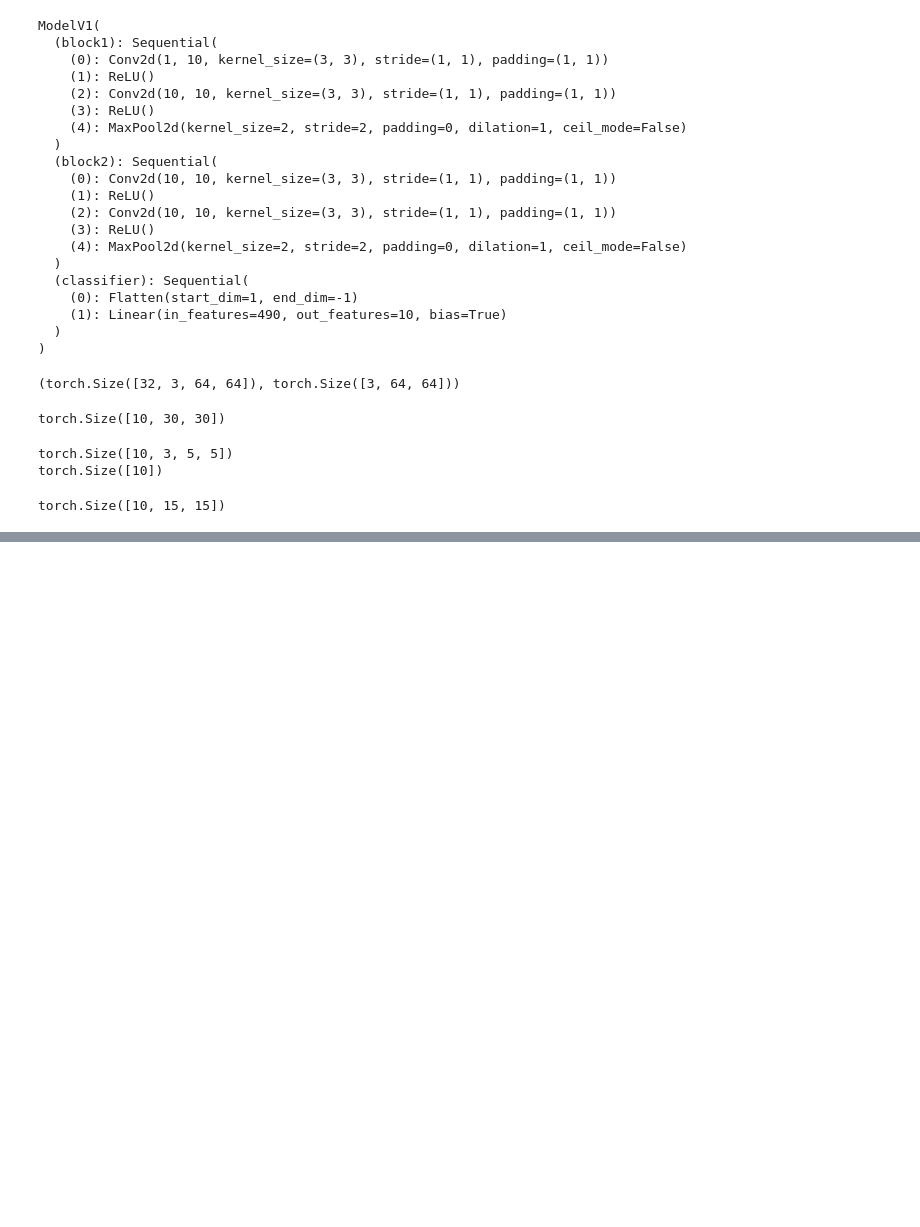
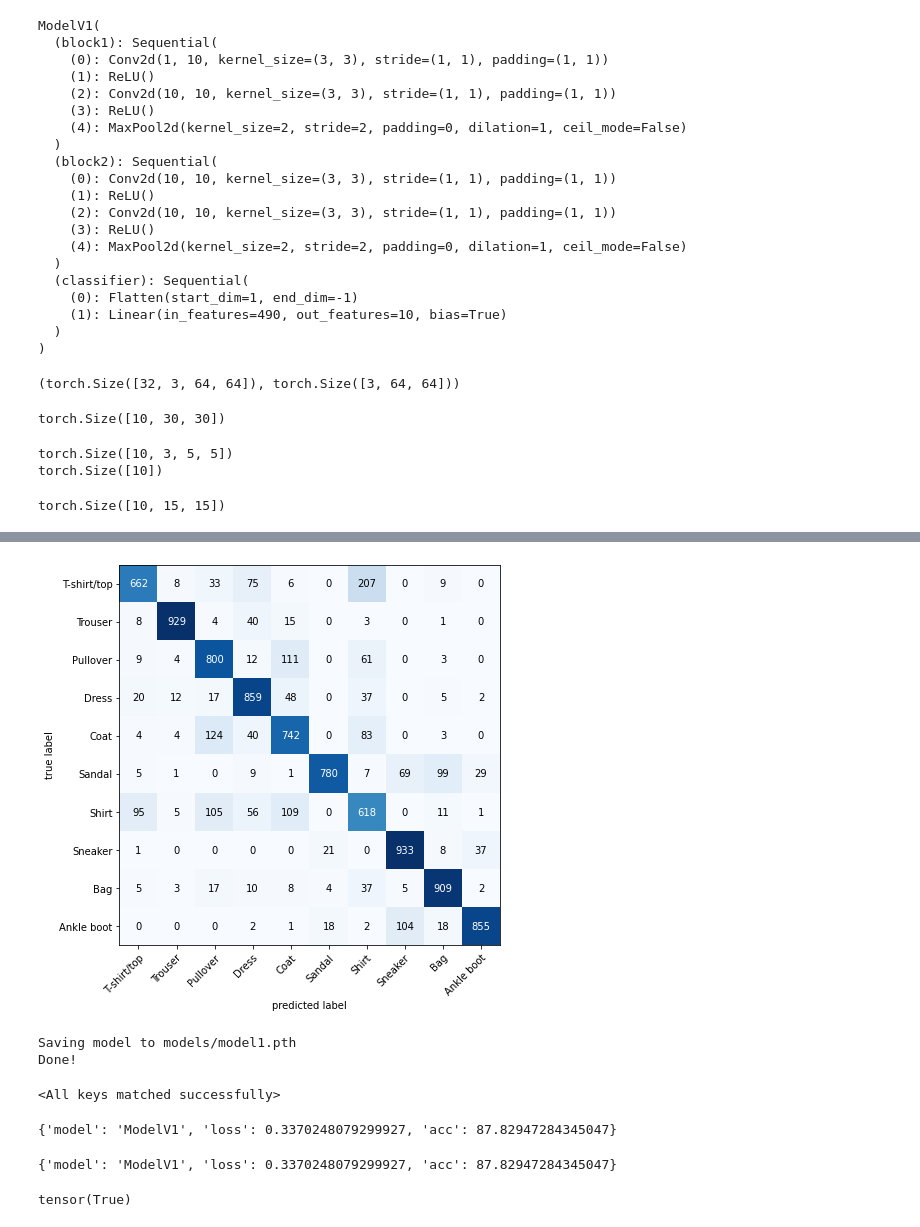
Before and after one commit to daspartho/learn-pytorch, a Jupyter notebook: cv.ipynb, the cells around one changed output, grey strips where cells are left out. Cells and saved outputs as stored; diff of their text form; code cells hidden in the pictures; blank space fills up the shorter version.

```diff
--- a/cv.ipynb
+++ b/cv.ipynb
@@ -413,0 +500,11 @@ model1_results
+# %%
+y_preds = []
+model1.eval()
+with torch.inference_mode():
+    for X, y in tqdm(test_dataloader, desc="Making predictions: "):
+        X, y = X.to(device), y.to(device)
+        y_logit = model1(X)
+        y_pred = torch.softmax(y_logit.squeeze(), dim=0).argmax(dim=1)
+        y_preds.append(y_pred.cpu())
+
+pred_tensor = torch.cat(y_preds)
@@ -413,0 +516,55 @@ model1_results
+# %%
+from torchmetrics import ConfusionMatrix
+from mlxtend.plotting import plot_confusion_matrix
+
+confmat = ConfusionMatrix(num_classes=len(class_names))
+confmat_tensor = confmat(preds = pred_tensor, target=test_data.targets)
+
+fig, ax = plot_confusion_matrix(
+    conf_mat=confmat_tensor.numpy(),
+    class_names=class_names,
+    figsize=(10, 7)
+)
+# %% [output]
+[figure, added]
+# %%
+from pathlib import Path
+MODEL_PATH = Path("models")
+MODEL_PATH.mkdir(parents=True, exist_ok=True)
+MODEL_SAVE_PATH = MODEL_PATH / "model1.pth"
+print(f"Saving model to {MODEL_SAVE_PATH}")
+torch.save(obj=model1.state_dict(), f=MODEL_SAVE_PATH)
+print("Done!")
+# %% [output]
+Saving model to models/model1.pth
+Done!
+# %%
+loaded_model1 = ModelV1(1, 10, 10).to(device)
+
+loaded_model1.load_state_dict(torch.load(f=MODEL_SAVE_PATH))
+# %% [output]
+<All keys matched successfully>
+# %%
+loaded_model1_results = eval_model(
+    model=loaded_model1,
+    data_loader=test_dataloader,
+    loss_fn = loss_fn,
+    accuracy_fn=accuracy
+)
+
+loaded_model1_results
+# %% [output]
+{'model': 'ModelV1', 'loss': 0.3370248079299927, 'acc': 87.82947284345047}
+# %%
+model1_results
+# %% [output]
+{'model': 'ModelV1', 'loss': 0.3370248079299927, 'acc': 87.82947284345047}
+# %%
+torch.isclose(
+    torch.tensor(model1_results["loss"]),
+    torch.tensor(loaded_model1_results["loss"]),
+    atol=1e-08,
+    rtol=0.0001
+)
+# %% [output]
+tensor(True)
```
Also changed, not shown: parts of 20 cells of this notebook.
